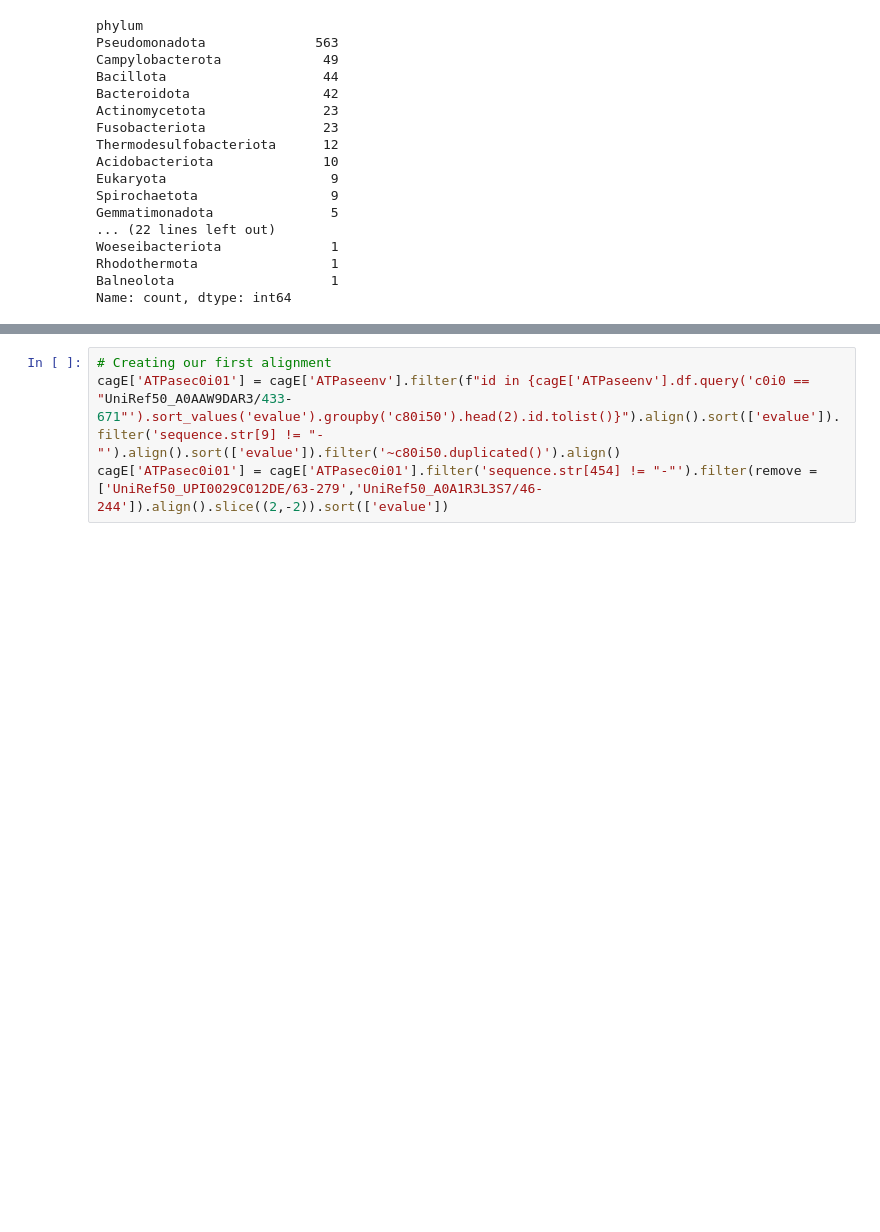
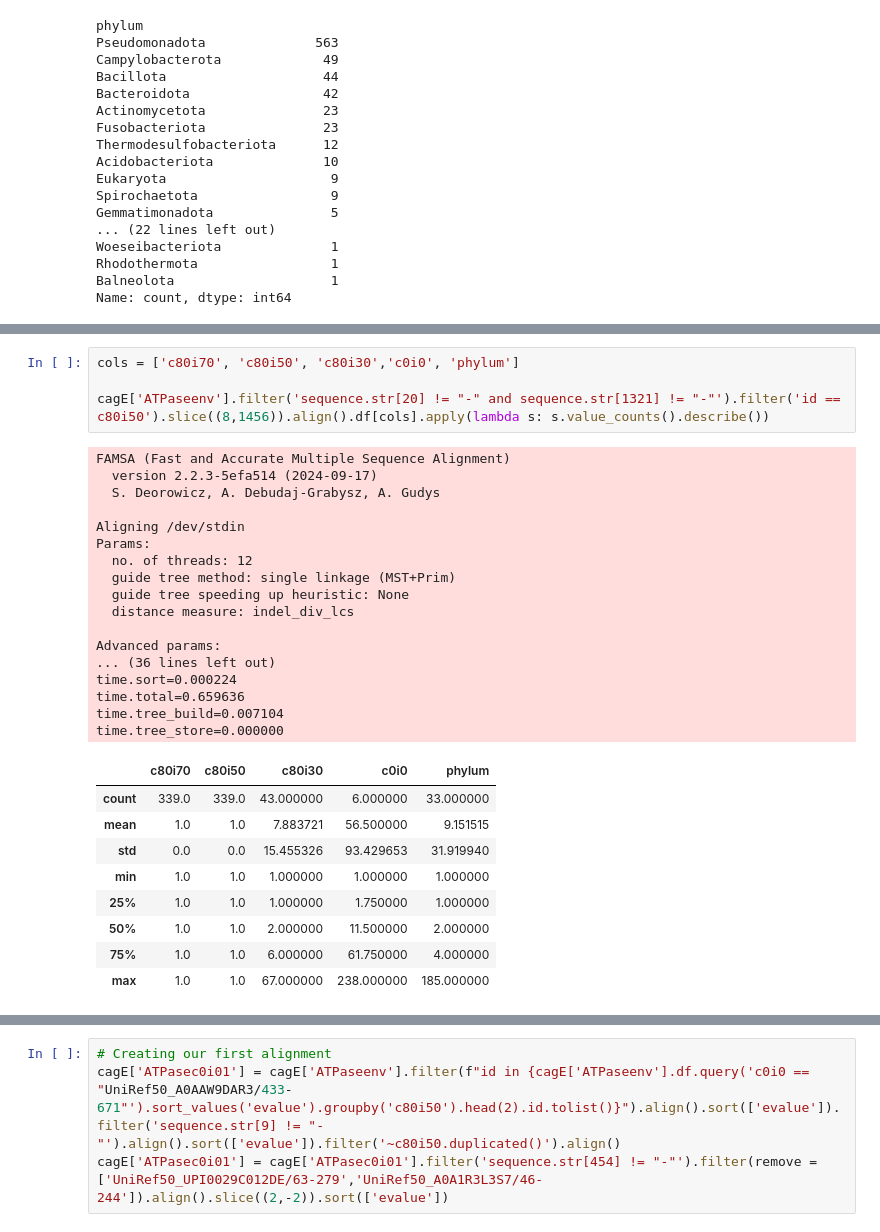
Before and after one commit to leepusp/RotiferHackathon2026, a Jupyter notebook: work/VirB4/VirB4.ipynb, the cells around one changed output, grey strips where cells are left out. Saved outputs shown, nothing was run; the diff lists cells and outputs as text; blank space fills up the shorter version.

Commit message:
Updates to virB4 jupyter notebook - selecting sequences for second iteration - filtering

```diff
--- a/work/VirB4/VirB4.ipynb
+++ b/work/VirB4/VirB4.ipynb
@@ -716,0 +771,31 @@ Name: count, Length: 465, dtype: int64
+# %%
+cols = ['c80i70', 'c80i50', 'c80i30','c0i0', 'phylum']
+
+cagE['ATPaseenv'].filter('sequence.str[20] != "-" and sequence.str[1321] != "-"').filter('id == c80i50').slice((8,1456)).align().df[cols].apply(lambda s: s.value_counts().describe())
+# %% [output]
+FAMSA (Fast and Accurate Multiple Sequence Alignment)
+  version 2.2.3-5efa514 (2024-09-17)
+  S. Deorowicz, A. Debudaj-Grabysz, A. Gudys
+
+Aligning /dev/stdin
+Params:
+  no. of threads: 12
+  guide tree method: single linkage (MST+Prim)
+  guide tree speeding up heuristic: None
+  distance measure: indel_div_lcs
+
+Advanced params:
+... (36 lines left out)
+time.sort=0.000224
+time.total=0.659636
+time.tree_build=0.007104
+time.tree_store=0.000000
+|  | c80i70 | c80i50 | c80i30 | c0i0 | phylum |
+| count | 339.0 | 339.0 | 43.000000 | 6.000000 | 33.000000 |
+| mean | 1.0 | 1.0 | 7.883721 | 56.500000 | 9.151515 |
+| std | 0.0 | 0.0 | 15.455326 | 93.429653 | 31.919940 |
+| min | 1.0 | 1.0 | 1.000000 | 1.000000 | 1.000000 |
+| 25% | 1.0 | 1.0 | 1.000000 | 1.750000 | 1.000000 |
+| 50% | 1.0 | 1.0 | 2.000000 | 11.500000 | 2.000000 |
+| 75% | 1.0 | 1.0 | 6.000000 | 61.750000 | 4.000000 |
+| max | 1.0 | 1.0 | 67.000000 | 238.000000 | 185.000000 |
```
Also changed, not shown: parts of 9 cells of this notebook, 3 other files.
